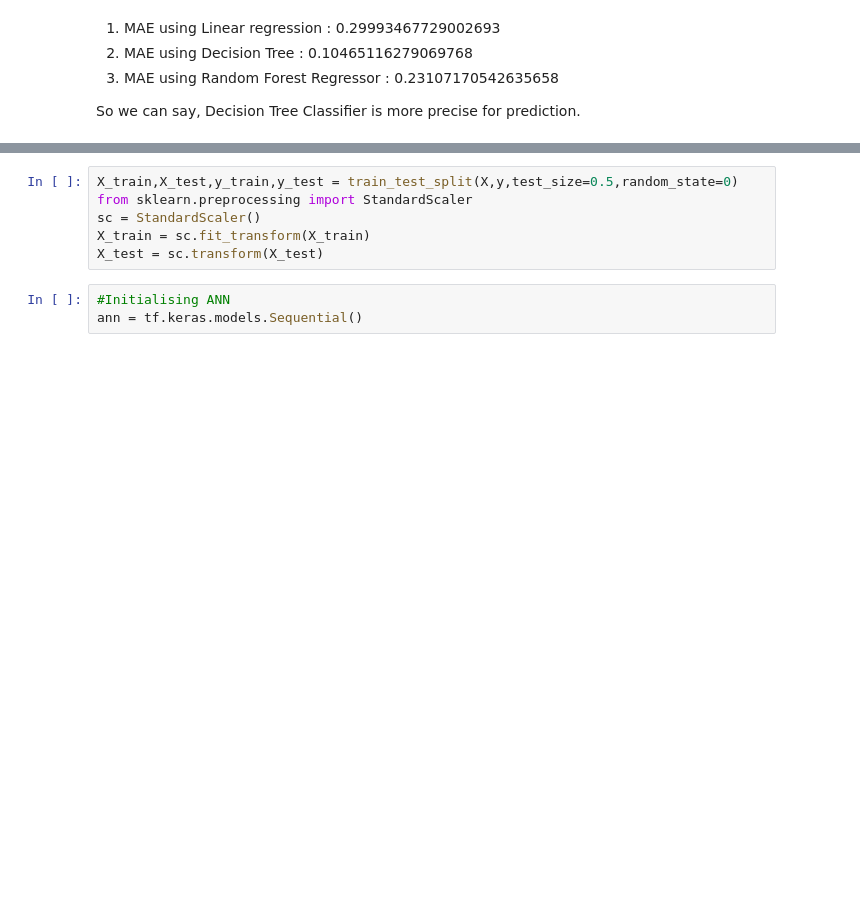
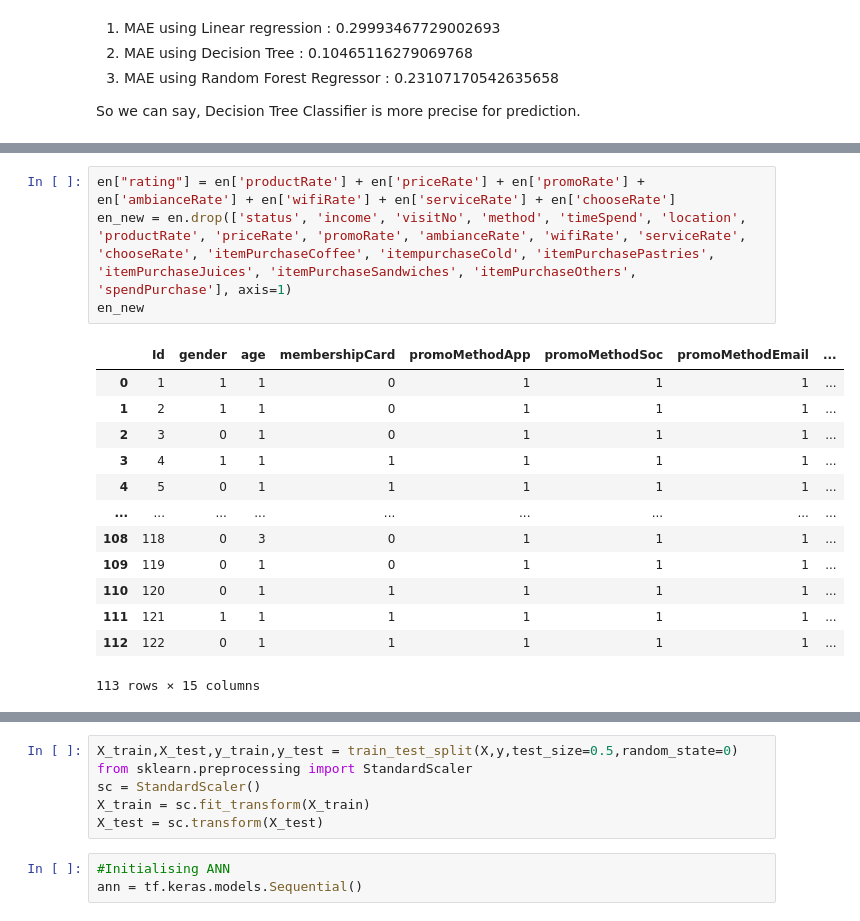
Before and after one commit to aryatalathi/Personalized-marketing-and-targeted-advertising, a Jupyter notebook: starbucks.ipynb, the cells around one changed output, grey strips where cells are left out. Saved outputs shown, nothing was run; the diff lists cells and outputs as text; blank space fills up the shorter version.

```diff
--- a/starbucks.ipynb
+++ b/starbucks.ipynb
@@ -428,0 +428,18 @@ en.corr()
+# %%
+en["rating"] = en['productRate'] + en['priceRate'] + en['promoRate'] + en['ambianceRate'] + en['wifiRate'] + en['serviceRate'] + en['chooseRate']
+en_new = en.drop(['status', 'income', 'visitNo', 'method', 'timeSpend', 'location', 'productRate', 'priceRate', 'promoRate', 'ambianceRate', 'wifiRate', 'serviceRate', 'chooseRate', 'itemPurchaseCoffee', 'itempurchaseCold', 'itemPurchasePastries', 'itemPurchaseJuices', 'itemPurchaseSandwiches', 'itemPurchaseOthers', 'spendPurchase'], axis=1)
+en_new
+# %% [output]
+|  | Id | gender | age | membershipCard | promoMethodApp | promoMethodSoc | promoMethodEmail | ... |
+| 0 | 1 | 1 | 1 | 0 | 1 | 1 | 1 | ... |
+| 1 | 2 | 1 | 1 | 0 | 1 | 1 | 1 | ... |
+| 2 | 3 | 0 | 1 | 0 | 1 | 1 | 1 | ... |
+| 3 | 4 | 1 | 1 | 1 | 1 | 1 | 1 | ... |
+| 4 | 5 | 0 | 1 | 1 | 1 | 1 | 1 | ... |
+| ... | ... | ... | ... | ... | ... | ... | ... | ... |
+| 108 | 118 | 0 | 3 | 0 | 1 | 1 | 1 | ... |
+| 109 | 119 | 0 | 1 | 0 | 1 | 1 | 1 | ... |
+| 110 | 120 | 0 | 1 | 1 | 1 | 1 | 1 | ... |
+| 111 | 121 | 1 | 1 | 1 | 1 | 1 | 1 | ... |
+| 112 | 122 | 0 | 1 | 1 | 1 | 1 | 1 | ... |
+113 rows × 15 columns
```
Also changed, not shown: parts of 17 cells of this notebook.
